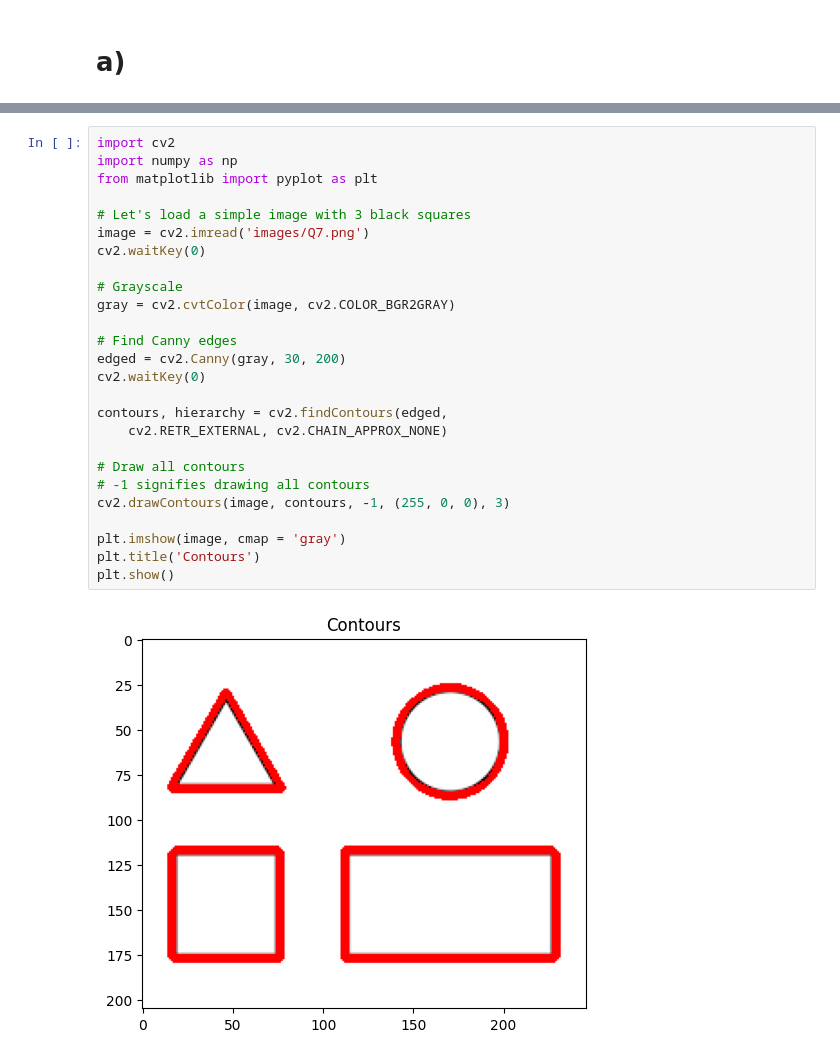
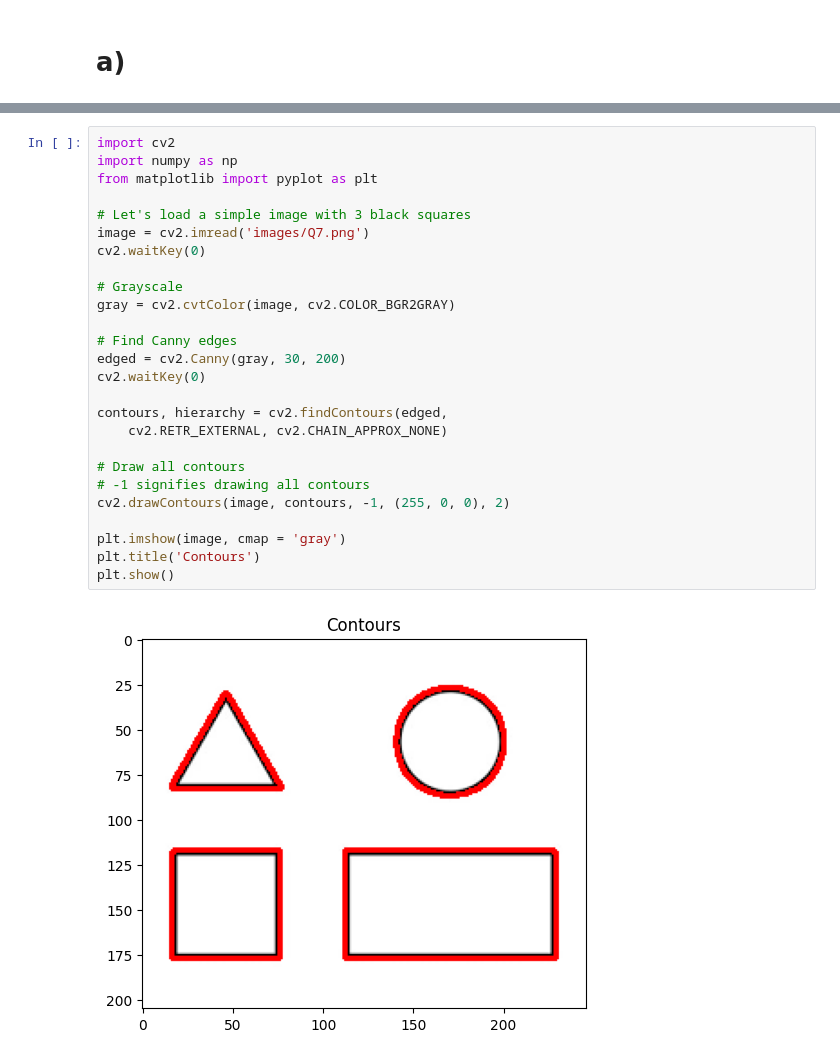
Before and after one commit to mhhasani/computer-vision, a Jupyter notebook: HW2/Q5.ipynb, the cells around one changed output, grey strips where cells are left out. Saved outputs shown, nothing was run; the diff lists cells and outputs as text.

```diff
--- a/HW2/Q5.ipynb
+++ b/HW2/Q5.ipynb
@@ -13,28 +13,28 @@ plt.show()
 # %%
 import cv2
 import numpy as np
 from matplotlib import pyplot as plt
 
 # Let's load a simple image with 3 black squares
 image = cv2.imread('images/Q7.png')
 cv2.waitKey(0)
 
 # Grayscale
 gray = cv2.cvtColor(image, cv2.COLOR_BGR2GRAY)
 
 # Find Canny edges
 edged = cv2.Canny(gray, 30, 200)
 cv2.waitKey(0)
 
 contours, hierarchy = cv2.findContours(edged,
     cv2.RETR_EXTERNAL, cv2.CHAIN_APPROX_NONE)
 
 # Draw all contours
 # -1 signifies drawing all contours
-cv2.drawContours(image, contours, -1, (255, 0, 0), 3)
+cv2.drawContours(image, contours, -1, (255, 0, 0), 2)
 
 plt.imshow(image, cmap = 'gray')
 plt.title('Contours')
 plt.show()
 # %% [output]
-[figure, old version]
+[figure, new version]
```
Also changed, not shown: parts of 3 cells of this notebook.
